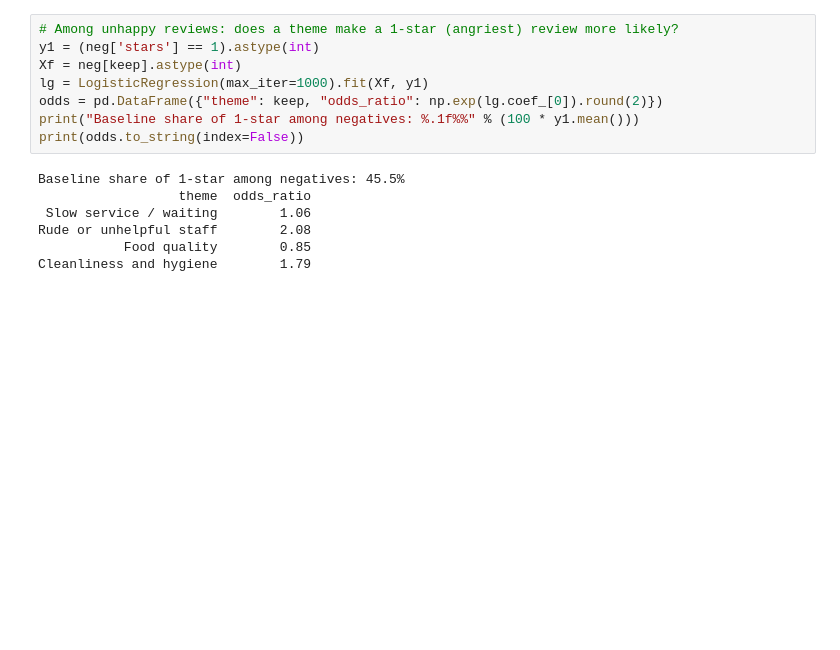
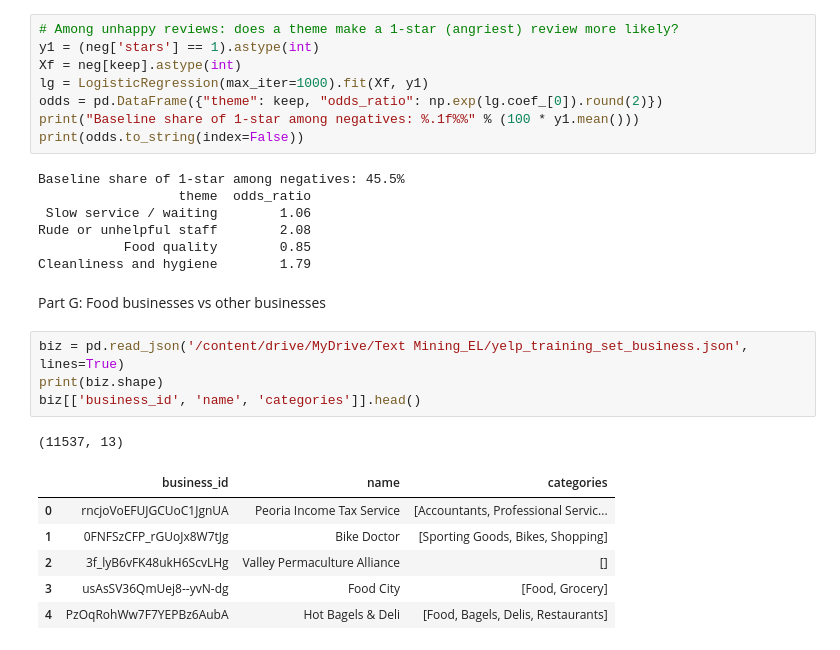
Before and after one commit to simrananand-sim/customer-complaint-analysis, a Jupyter notebook: customer_complaint_analysis.ipynb, the cells around one changed output. Saved outputs shown, nothing was run; the diff lists cells and outputs as text; blank space fills up the shorter version.

```diff
--- a/customer_complaint_analysis.ipynb
+++ b/customer_complaint_analysis.ipynb
@@ -389,3 +389,17 @@ Baseline share of 1-star among negatives: 45.5%
 Rude or unhelpful staff        2.08
            Food quality        0.85
 Cleanliness and hygiene        1.79
+# %% [markdown]
+Part G: Food businesses vs other businesses
+# %%
+biz = pd.read_json('/content/drive/MyDrive/Text Mining_EL/yelp_training_set_business.json', lines=True)
+print(biz.shape)
+biz[['business_id', 'name', 'categories']].head()
+# %% [output]
+(11537, 13)
+|  | business_id | name | categories |
+| 0 | rncjoVoEFUJGCUoC1JgnUA | Peoria Income Tax Service | [Accountants, Professional Servic... |
+| 1 | 0FNFSzCFP_rGUoJx8W7tJg | Bike Doctor | [Sporting Goods, Bikes, Shopping] |
+| 2 | 3f_lyB6vFK48ukH6ScvLHg | Valley Permaculture Alliance | [] |
+| 3 | usAsSV36QmUej8--yvN-dg | Food City | [Food, Grocery] |
+| 4 | PzOqRohWw7F7YEPBz6AubA | Hot Bagels & Deli | [Food, Bagels, Delis, Restaurants] |
```
Also changed, not shown: parts of 3 cells of this notebook, 2 other files.
